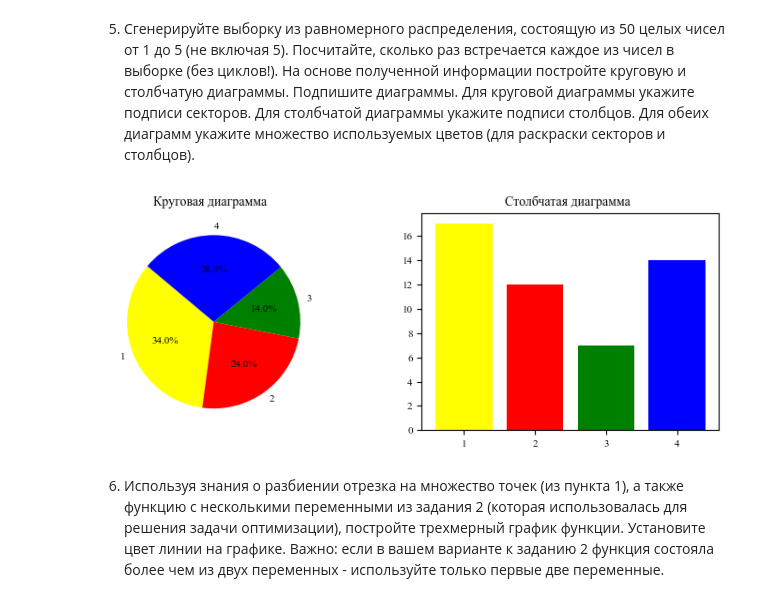
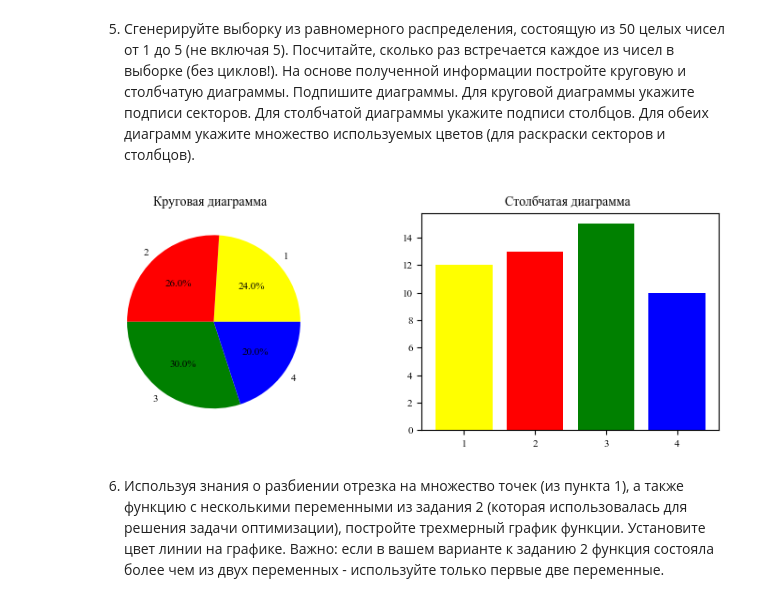
Before and after one commit to vldzgr123/PoP202324, a Jupyter notebook: 4_practice.ipynb, the cells around one changed output. Drawn from its saved outputs; the diff is of its cells as text; code cells hidden in the pictures.

```diff
--- a/4_practice.ipynb
+++ b/4_practice.ipynb
@@ -113,20 +115,20 @@ fourt_task_old(sample_norm, sample_uniform)
 # %%
 def fifth_task():
     fig, axs = plt.subplots(1, 2, figsize=(9, 3))
 
     sample =  np.random.randint(1, 5, size=50)
     count_numbers = np.bincount(sample)
-    axs[0].pie(count_numbers[1:], labels=['1', '2', '3', '4'], colors=['yellow','red','green','blue'], autopct='%1.1f%%', startangle=140)
+    axs[0].pie(count_numbers[1:], labels=['1', '2', '3', '4'], colors=['yellow','red','green','blue'], autopct='%1.1f%%')
     axs[0].set_title('Круговая диаграмма  ')
 
     axs[1].bar(['1', '2', '3', '4'], count_numbers[1:], color=['yellow','red','green','blue'])
     axs[1].set_title('Столбчатая диаграмма  ');
 
     plt.show()
 
 fifth_task()
 # %% [output]
-[figure, old version]
+[figure, new version]
 # %% [markdown]
 6. Используя знания о разбиении отрезка на множество точек (из пункта
 1), а также функцию с несколькими переменными из задания 2 (которая
```
Also changed, not shown: parts of 8 cells of this notebook.
